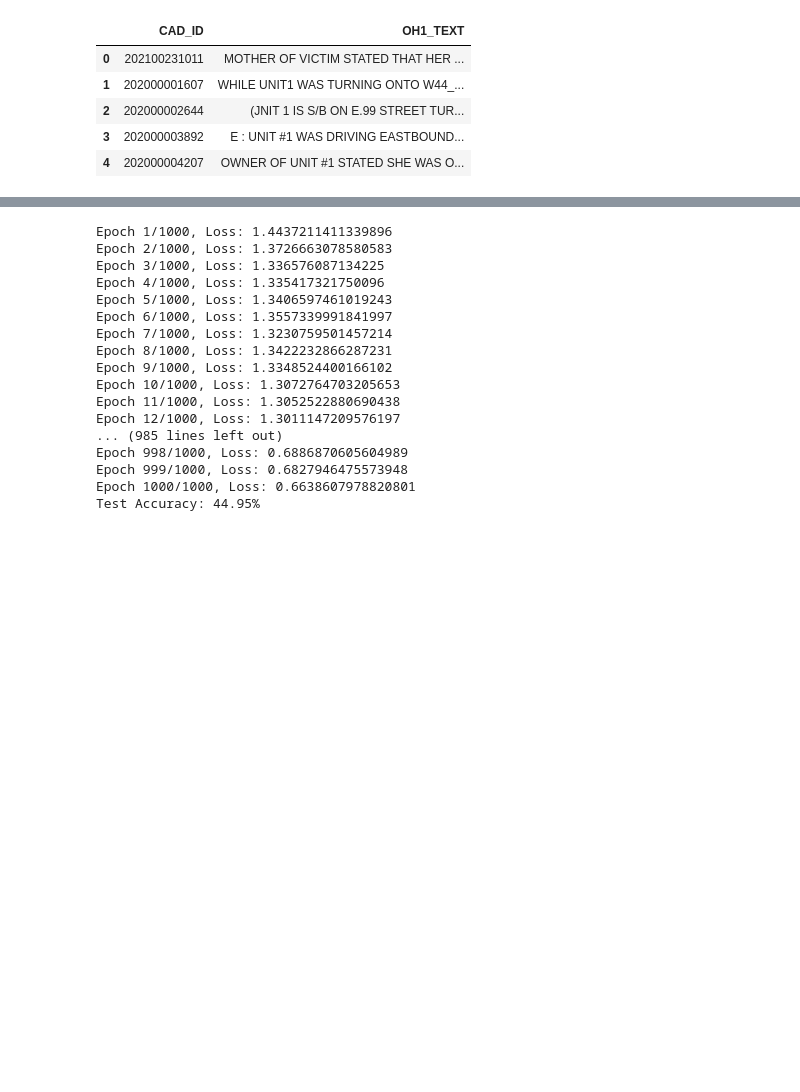
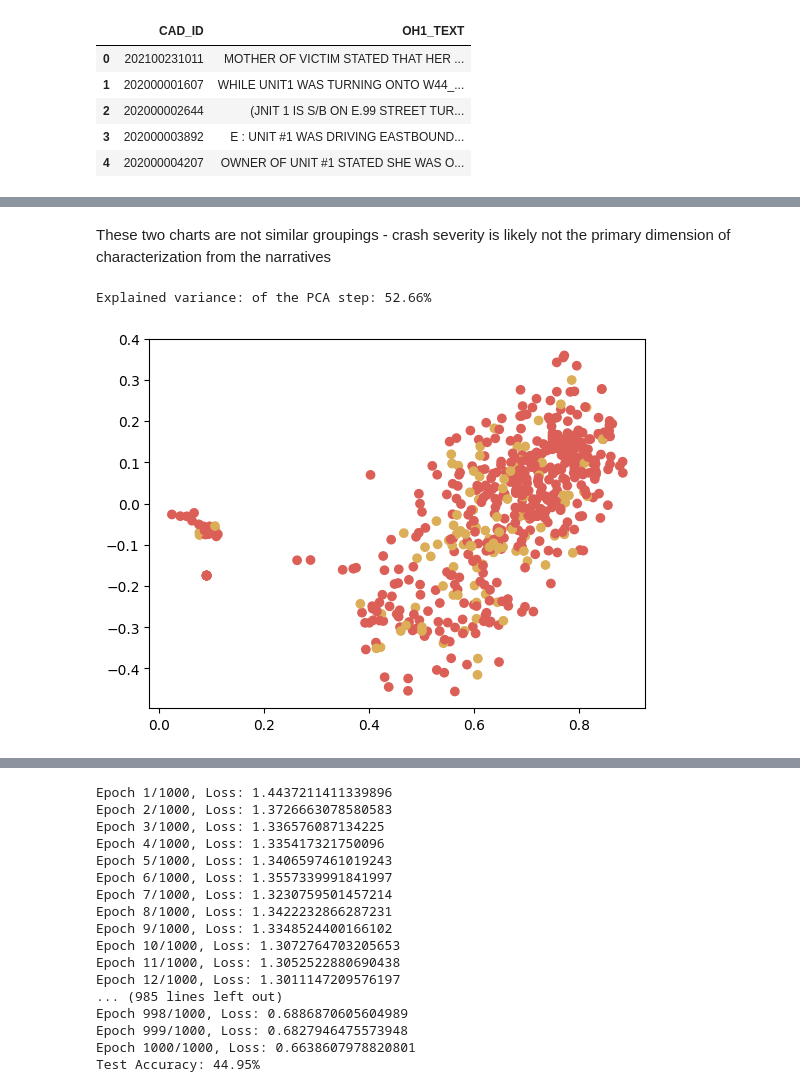
Before and after one commit to beardedDan/complete_collision_recorder, a Jupyter notebook: notebooks/preprocessing.ipynb, the cells around one changed output, grey strips where cells are left out. Saved outputs shown, nothing was run; the diff lists cells and outputs as text; code cells hidden in the pictures; blank space fills up the shorter version.

```diff
--- a/notebooks/preprocessing.ipynb
+++ b/notebooks/preprocessing.ipynb
@@ -151,0 +363,20 @@ final_merged_data['concatenated_text'] = final_merged_data.apply(concatenate_tex
+# %% [markdown]
+These two charts are not similar groupings - crash severity is likely not the primary dimension of characterization from the narratives
+# %%
+from sklearn.decomposition import TruncatedSVD
+
+components = 40
+
+palette = np.array(sns.color_palette("hls", 10))
+
+lsa = TruncatedSVD(n_components=components)
+lsa.fit(dtm)
+lsa_dtm = lsa.transform(dtm)
+
+plt.scatter(lsa_dtm[:, 0], lsa_dtm[:, 1], c=palette[final_merged_data['CRASH_SEVERE_IND'].astype(int)])
+
+explained_variance = pca.explained_variance_ratio_.sum()
+print(f"Explained variance: of the PCA step: {explained_variance*100:.2f}%")
+# %% [output]
+Explained variance: of the PCA step: 52.66%
+[figure, added]
```
Also changed, not shown: parts of 32 cells of this notebook, 4 other files.
